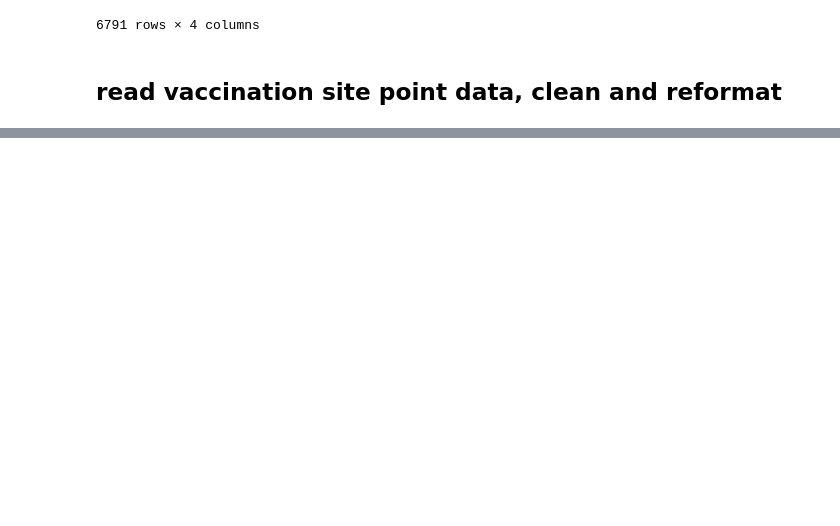
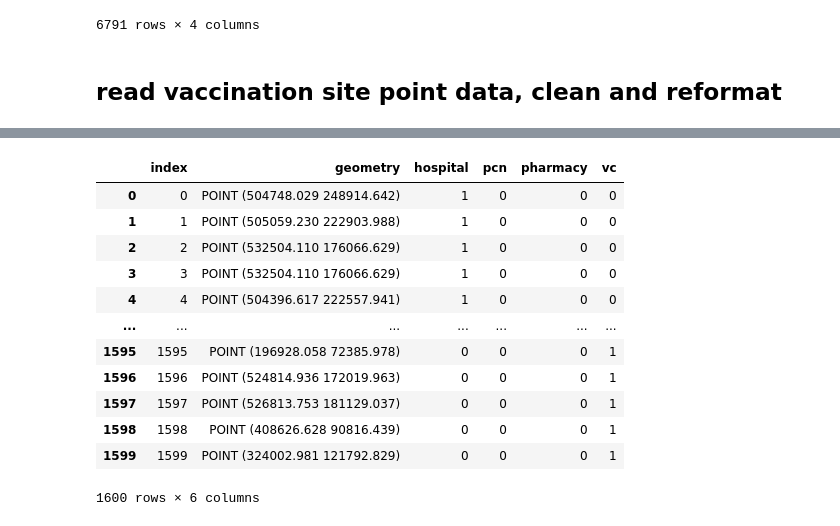
Before and after one commit to LingruFeng/dissertation, a Jupyter notebook: data_raw/data_preprocss.ipynb, the cells around one changed output, grey strips where cells are left out. Drawn from its saved outputs; the diff is of its cells as text; code cells hidden in the pictures; blank space fills up the shorter version.

```diff
--- a/data_raw/data_preprocss.ipynb
+++ b/data_raw/data_preprocss.ipynb
@@ -104,0 +186,16 @@ DriverError: '/vsimem/68245ff6fe2d4b0ba1e1046195e9694a' not recognized as a supp
+# %%
+site
+# %% [output]
+|  | index | geometry | hospital | pcn | pharmacy | vc |
+| 0 | 0 | POINT (504748.029 248914.642) | 1 | 0 | 0 | 0 |
+| 1 | 1 | POINT (505059.230 222903.988) | 1 | 0 | 0 | 0 |
+| 2 | 2 | POINT (532504.110 176066.629) | 1 | 0 | 0 | 0 |
+| 3 | 3 | POINT (532504.110 176066.629) | 1 | 0 | 0 | 0 |
+| 4 | 4 | POINT (504396.617 222557.941) | 1 | 0 | 0 | 0 |
+| ... | ... | ... | ... | ... | ... | ... |
+| 1595 | 1595 | POINT (196928.058 72385.978) | 0 | 0 | 0 | 1 |
+| 1596 | 1596 | POINT (524814.936 172019.963) | 0 | 0 | 0 | 1 |
+| 1597 | 1597 | POINT (526813.753 181129.037) | 0 | 0 | 0 | 1 |
+| 1598 | 1598 | POINT (408626.628 90816.439) | 0 | 0 | 0 | 1 |
+| 1599 | 1599 | POINT (324002.981 121792.829) | 0 | 0 | 0 | 1 |
+1600 rows × 6 columns
```
Also changed, not shown: parts of 16 cells of this notebook.
